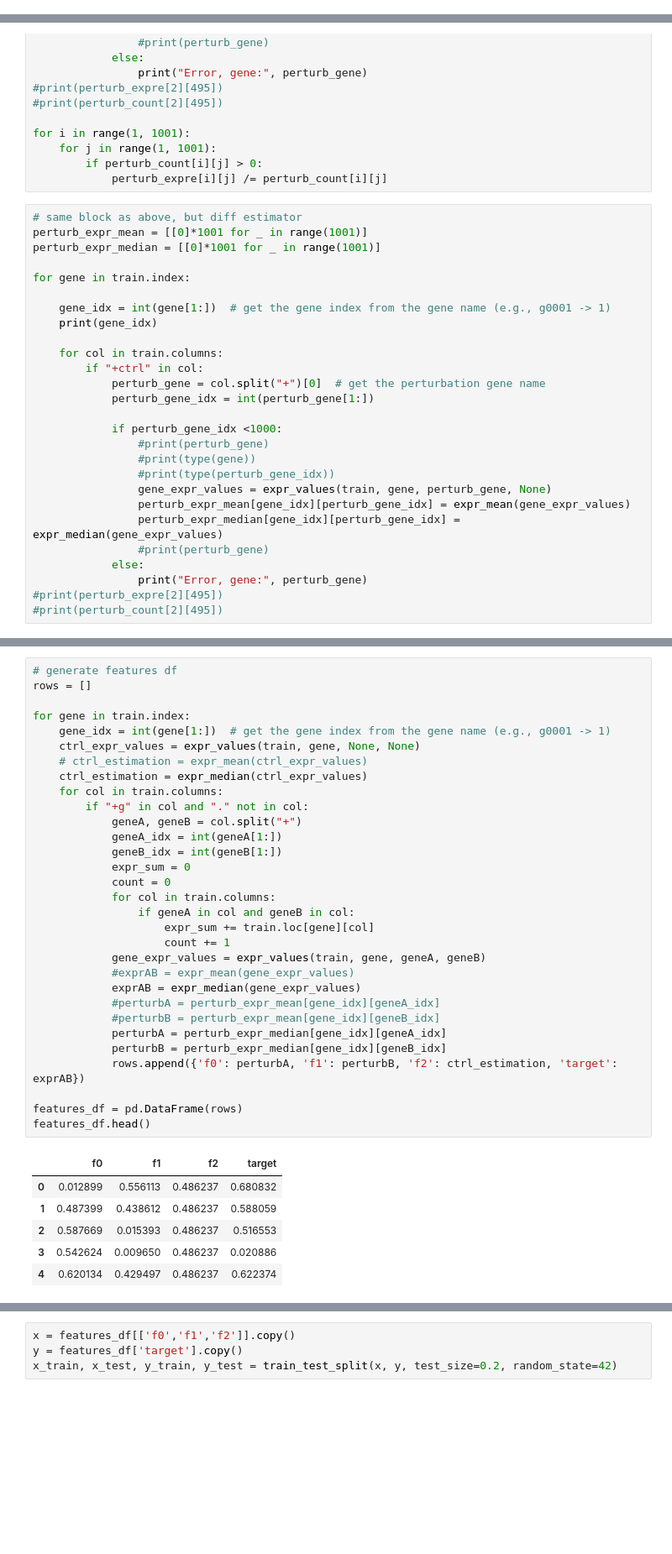
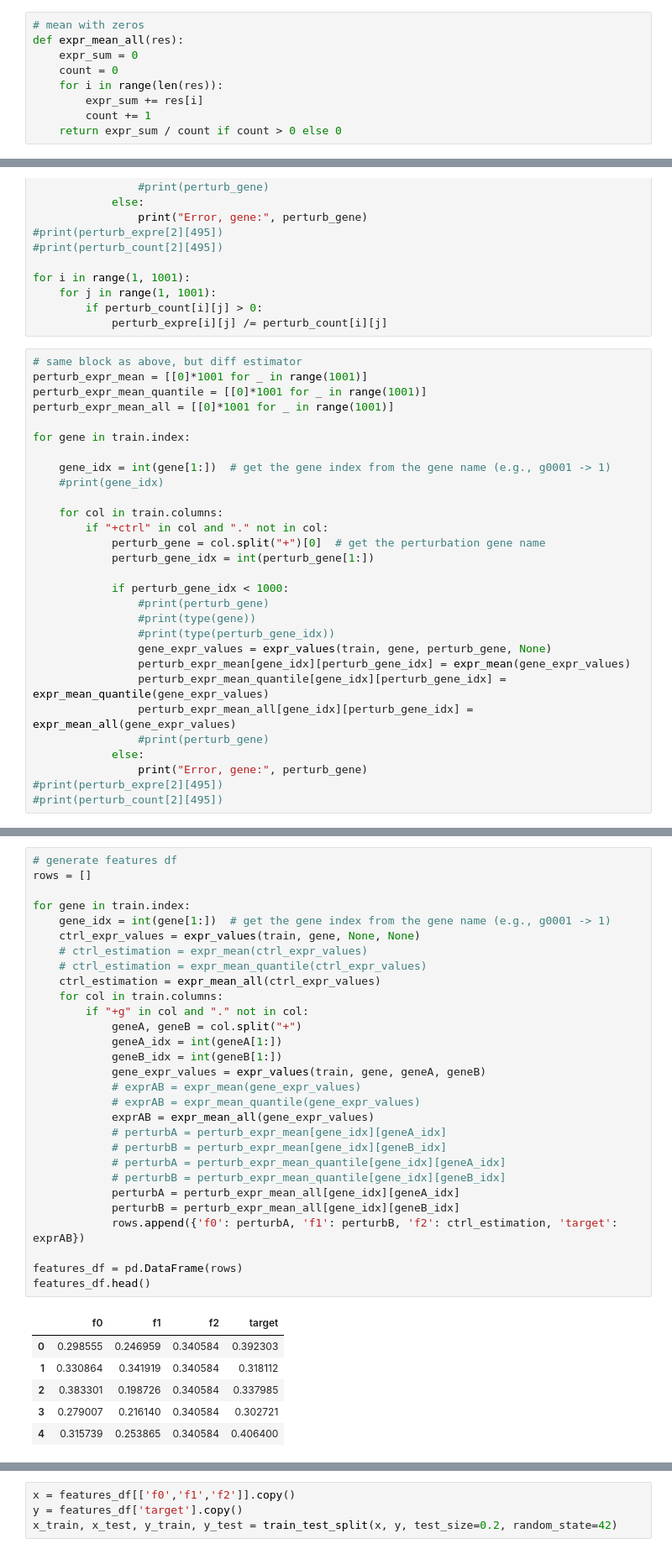
Before and after one commit to hpa-code/Hackathon-Summer-2025, a Jupyter notebook: analysis.ipynb, the cells around one changed output, grey strips where cells are left out. Shown: that part at 84% size. Cells and saved outputs as stored; diff of their text form; blank space fills up the shorter version.

```diff
--- a/analysis.ipynb
+++ b/analysis.ipynb
@@ -229,3 +229,12 @@ def expr_mean(res):
         if res[i] > 0:
             count += 1
     return expr_sum / count if count > 0 else 0
+# %%
+# mean with zeros
+def expr_mean_all(res):
+    expr_sum = 0
+    count = 0
+    for i in range(len(res)):
+        expr_sum += res[i]
+        count += 1
+    return expr_sum / count if count > 0 else 0
@@ -292,25 +314,27 @@ for i in range(1, 1001):
 # %%
 # same block as above, but diff estimator
 perturb_expr_mean = [[0]*1001 for _ in range(1001)]
-perturb_expr_median = [[0]*1001 for _ in range(1001)]
+perturb_expr_mean_quantile = [[0]*1001 for _ in range(1001)]
+perturb_expr_mean_all = [[0]*1001 for _ in range(1001)]
 
 for gene in train.index:
 
     gene_idx = int(gene[1:])  # get the gene index from the gene name (e.g., g0001 -> 1)
-    print(gene_idx)
+    #print(gene_idx)
 
     for col in train.columns:
-        if "+ctrl" in col:
+        if "+ctrl" in col and "." not in col:
             perturb_gene = col.split("+")[0]  # get the perturbation gene name
             perturb_gene_idx = int(perturb_gene[1:])
 
-            if perturb_gene_idx <1000:
+            if perturb_gene_idx < 1000:
                 #print(perturb_gene)
                 #print(type(gene))
                 #print(type(perturb_gene_idx))
                 gene_expr_values = expr_values(train, gene, perturb_gene, None)
                 perturb_expr_mean[gene_idx][perturb_gene_idx] = expr_mean(gene_expr_values)
-                perturb_expr_median[gene_idx][perturb_gene_idx] = expr_median(gene_expr_values)
+                perturb_expr_mean_quantile[gene_idx][perturb_gene_idx] = expr_mean_quantile(gene_expr_values)
+                perturb_expr_mean_all[gene_idx][perturb_gene_idx] = expr_mean_all(gene_expr_values)
                 #print(perturb_gene)
             else:
                 print("Error, gene:", perturb_gene)
@@ -337,41 +343,39 @@ for gene in train.index:
 # %%
 # generate features df
 rows = []
 
 for gene in train.index:
     gene_idx = int(gene[1:])  # get the gene index from the gene name (e.g., g0001 -> 1)
     ctrl_expr_values = expr_values(train, gene, None, None)
     # ctrl_estimation = expr_mean(ctrl_expr_values)
-    ctrl_estimation = expr_median(ctrl_expr_values)
+    # ctrl_estimation = expr_mean_quantile(ctrl_expr_values)
+    ctrl_estimation = expr_mean_all(ctrl_expr_values)
     for col in train.columns:
         if "+g" in col and "." not in col:
             geneA, geneB = col.split("+")
             geneA_idx = int(geneA[1:])
             geneB_idx = int(geneB[1:])
-            expr_sum = 0
-            count = 0
-            for col in train.columns:
-                if geneA in col and geneB in col:
-                    expr_sum += train.loc[gene][col]
-                    count += 1
             gene_expr_values = expr_values(train, gene, geneA, geneB)
-            #exprAB = expr_mean(gene_expr_values)
-            exprAB = expr_median(gene_expr_values)
-            #perturbA = perturb_expr_mean[gene_idx][geneA_idx]
-            #perturbB = perturb_expr_mean[gene_idx][geneB_idx]
-            perturbA = perturb_expr_median[gene_idx][geneA_idx]
-            perturbB = perturb_expr_median[gene_idx][geneB_idx]
+            # exprAB = expr_mean(gene_expr_values)
+            # exprAB = expr_mean_quantile(gene_expr_values)
+            exprAB = expr_mean_all(gene_expr_values)
+            # perturbA = perturb_expr_mean[gene_idx][geneA_idx]
+            # perturbB = perturb_expr_mean[gene_idx][geneB_idx]
+            # perturbA = perturb_expr_mean_quantile[gene_idx][geneA_idx]
+            # perturbB = perturb_expr_mean_quantile[gene_idx][geneB_idx]
+            perturbA = perturb_expr_mean_all[gene_idx][geneA_idx]
+            perturbB = perturb_expr_mean_all[gene_idx][geneB_idx]
             rows.append({'f0': perturbA, 'f1': perturbB, 'f2': ctrl_estimation, 'target': exprAB})
 
 features_df = pd.DataFrame(rows)
 features_df.head()
 # %% [output]
 |  | f0 | f1 | f2 | target |
-| 0 | 0.012899 | 0.556113 | 0.486237 | 0.680832 |
-| 1 | 0.487399 | 0.438612 | 0.486237 | 0.588059 |
-| 2 | 0.587669 | 0.015393 | 0.486237 | 0.516553 |
-| 3 | 0.542624 | 0.009650 | 0.486237 | 0.020886 |
-| 4 | 0.620134 | 0.429497 | 0.486237 | 0.622374 |
+| 0 | 0.298555 | 0.246959 | 0.340584 | 0.392303 |
+| 1 | 0.330864 | 0.341919 | 0.340584 | 0.318112 |
+| 2 | 0.383301 | 0.198726 | 0.340584 | 0.337985 |
+| 3 | 0.279007 | 0.216140 | 0.340584 | 0.302721 |
+| 4 | 0.315739 | 0.253865 | 0.340584 | 0.406400 |
 # %%
 import xgboost as xgb
 from flaml import AutoML
```
Also changed, not shown: parts of 6 cells of this notebook, 2 other files.
